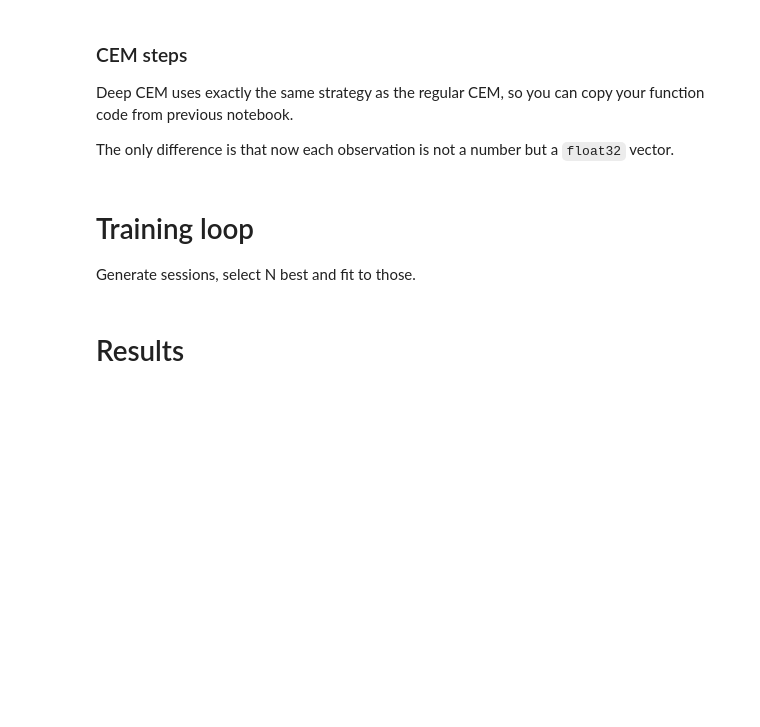
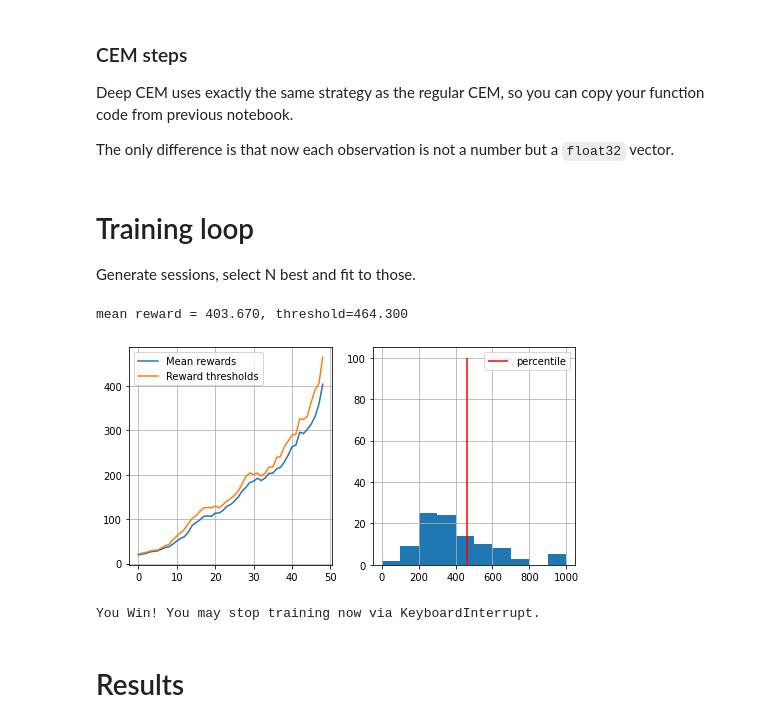
Before and after one commit to JimmyWellC/Practical_RL, a Jupyter notebook: week1_intro/deep_crossentropy_method.ipynb, the cells around one changed output. Drawn from its saved outputs; the diff is of its cells as text; code cells hidden in the pictures; blank space fills up the shorter version.

```diff
--- a/week1_intro/deep_crossentropy_method.ipynb
+++ b/week1_intro/deep_crossentropy_method.ipynb
@@ -52,6 +54,8 @@ from sklearn.neural_network import MLPClassifier
 agent = MLPClassifier(
     hidden_layer_sizes=(20, 20),
     activation='tanh',
+    learning_rate_init=0.01
+#     max_iter=100
 )
 
 # initialize agent to the dimension of state space and number of actions
@@ -156,24 +181,40 @@ def show_progress(rewards_batch, log, percentile, reward_range=[-990, +10]):
 
     plt.show()
 # %%
+from joblib import Parallel, delayed
+
 n_sessions = 100
 percentile = 70
 log = []
+n_folds = 5
+sessions = Parallel(n_jobs=-2)(delayed(generate_session)(env, agent) for _ in range(n_sessions))
 
 for i in range(100):
     # generate new sessions
-    sessions = [ <YOUR CODE: generate a list of n_sessions new sessions> ]
+#     sessions = [ <YOUR CODE: generate a list of n_sessions new sessions> ]
+#     new_sessions = [generate_session(env, agent) for _ in range(int(n_sessions/n_folds))]
+    new_sessions = Parallel(n_jobs=-2)(delayed(generate_session)(env, agent) for _ in range(int(n_sessions/n_folds)))
+    sessions = sessions[int(n_sessions / n_folds):] + new_sessions
 
     states_batch, actions_batch, rewards_batch = map(np.array, zip(*sessions))
 
-    elite_states, elite_actions = <YOUR CODE: select elite actions just like before>
+#     elite_states, elite_actions = <YOUR CODE: select elite actions just like before>
+    elite_states, elite_actions = select_elites(states_batch, actions_batch, rewards_batch, percentile=percentile)
 
-    <YOUR CODE: partial_fit agent to predict elite_actions(y) from elite_states(X)>
+#     <YOUR CODE: partial_fit agent to predict elite_actions(y) from elite_states(X)>
+#     agent.partial_fit(elite_states, elite_actions, range(n_actions))
+    agent.partial_fit(elite_states, elite_actions)
 
     show_progress(rewards_batch, log, percentile, reward_range=[0, np.max(rewards_batch)])
 
-    if np.mean(rewards_batch) > 190:
+#     if np.mean(rewards_batch) > 190:
+    if np.mean(rewards_batch) > 400:
         print("You Win! You may stop training now via KeyboardInterrupt.")
+        break
+# %% [output]
+mean reward = 403.670, threshold=464.300
+[figure, added]
+You Win! You may stop training now via KeyboardInterrupt.
 # %% [markdown]
 # Results
 # %%
```
Also changed, not shown: parts of 12 cells of this notebook, 2 other files.
